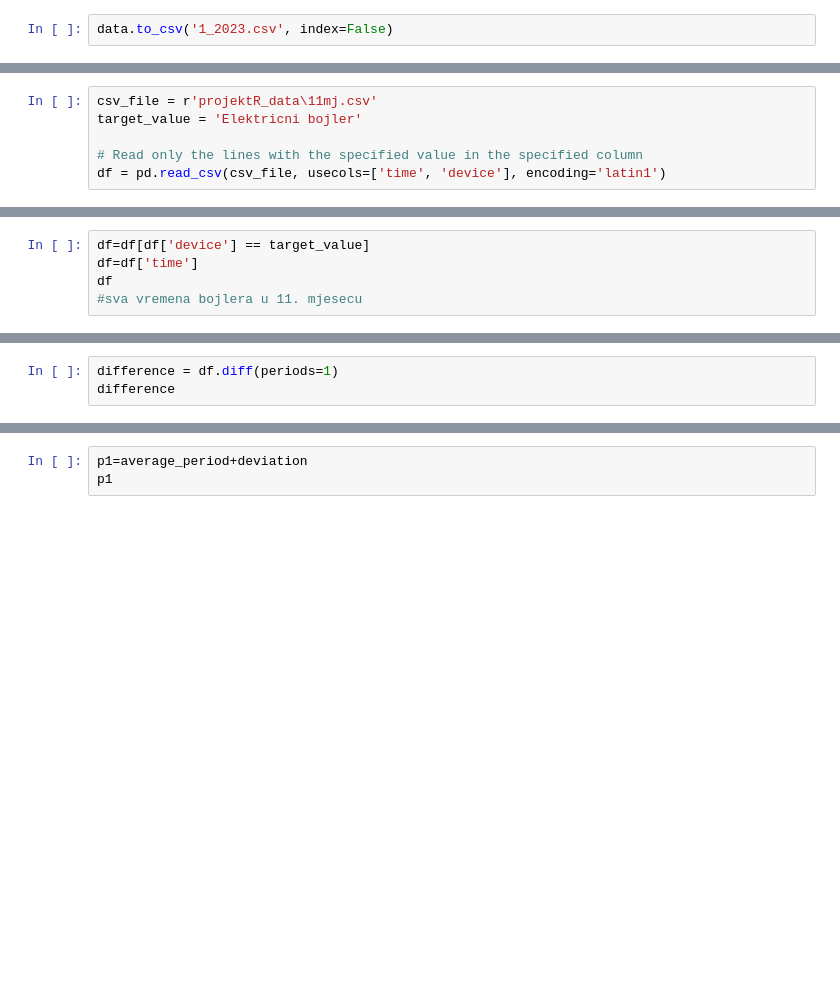
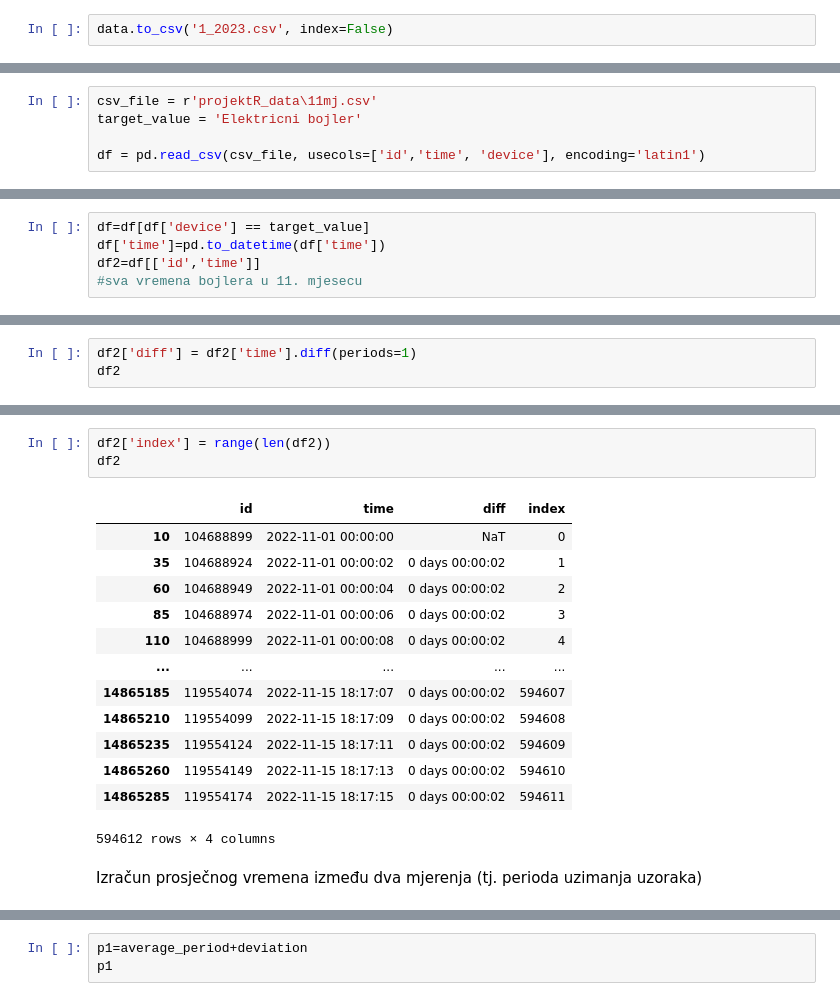
Before and after one commit to mateacvetkovic/Zavrsni-rad, a Jupyter notebook: main.ipynb, the cells around one changed output, grey strips where cells are left out. Drawn from its saved outputs; the diff is of its cells as text; blank space fills up the shorter version.

```diff
--- a/main.ipynb
+++ b/main.ipynb
@@ -38,5 +45,4 @@ data.to_csv('1_2023.csv', index=False)
 csv_file = r'projektR_data\11mj.csv'
 target_value = 'Elektricni bojler'
 
-# Read only the lines with the specified value in the specified column
-df = pd.read_csv(csv_file, usecols=['time', 'device'], encoding='latin1')
+df = pd.read_csv(csv_file, usecols=['id','time', 'device'], encoding='latin1')
@@ -43,5 +51,5 @@ df = pd.read_csv(csv_file, usecols=['time', 'device'], encoding='latin1')
 # %%
 df=df[df['device'] == target_value]
-df=df['time']
-df
+df['time']=pd.to_datetime(df['time'])
+df2=df[['id','time']]
 #sva vremena bojlera u 11. mjesecu
@@ -67,4 +74,4 @@ Name: time, Length: 594612, dtype: datetime64[ns]
 # %%
-difference = df.diff(periods=1)
-difference
+df2['diff'] = df2['time'].diff(periods=1)
+df2
 # %% [output]
@@ -83 +91,20 @@ Name: time, Length: 594612, dtype: timedelta64[ns]
+# %%
+df2['index'] = range(len(df2))
+df2
+# %% [output]
+|  | id | time | diff | index |
+| 10 | 104688899 | 2022-11-01 00:00:00 | NaT | 0 |
+| 35 | 104688924 | 2022-11-01 00:00:02 | 0 days 00:00:02 | 1 |
+| 60 | 104688949 | 2022-11-01 00:00:04 | 0 days 00:00:02 | 2 |
+| 85 | 104688974 | 2022-11-01 00:00:06 | 0 days 00:00:02 | 3 |
+| 110 | 104688999 | 2022-11-01 00:00:08 | 0 days 00:00:02 | 4 |
+| ... | ... | ... | ... | ... |
+| 14865185 | 119554074 | 2022-11-15 18:17:07 | 0 days 00:00:02 | 594607 |
+| 14865210 | 119554099 | 2022-11-15 18:17:09 | 0 days 00:00:02 | 594608 |
+| 14865235 | 119554124 | 2022-11-15 18:17:11 | 0 days 00:00:02 | 594609 |
+| 14865260 | 119554149 | 2022-11-15 18:17:13 | 0 days 00:00:02 | 594610 |
+| 14865285 | 119554174 | 2022-11-15 18:17:15 | 0 days 00:00:02 | 594611 |
+594612 rows × 4 columns
+# %% [markdown]
+Izračun prosječnog vremena između dva mjerenja (tj. perioda uzimanja uzoraka)
 # %%
```
Also changed, not shown: parts of 21 cells of this notebook.
